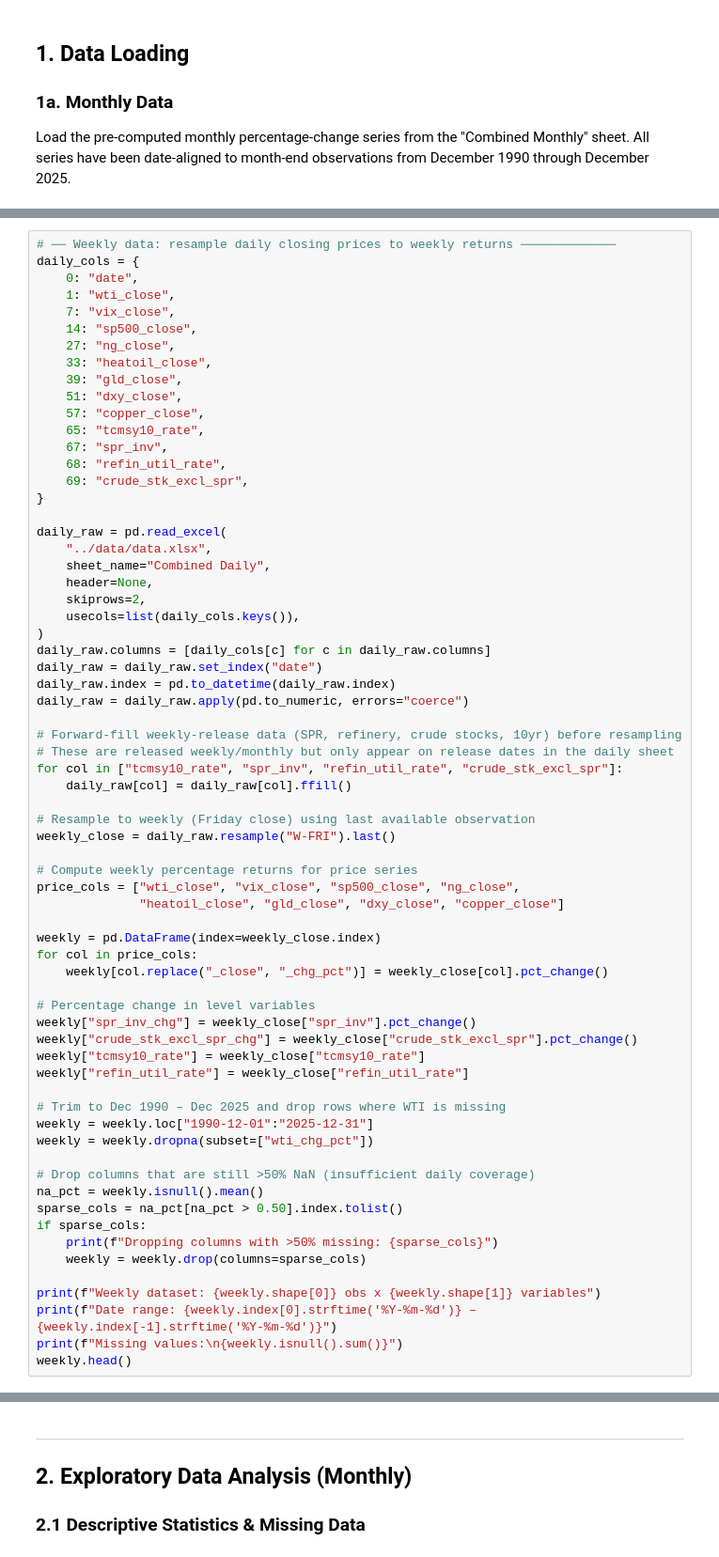
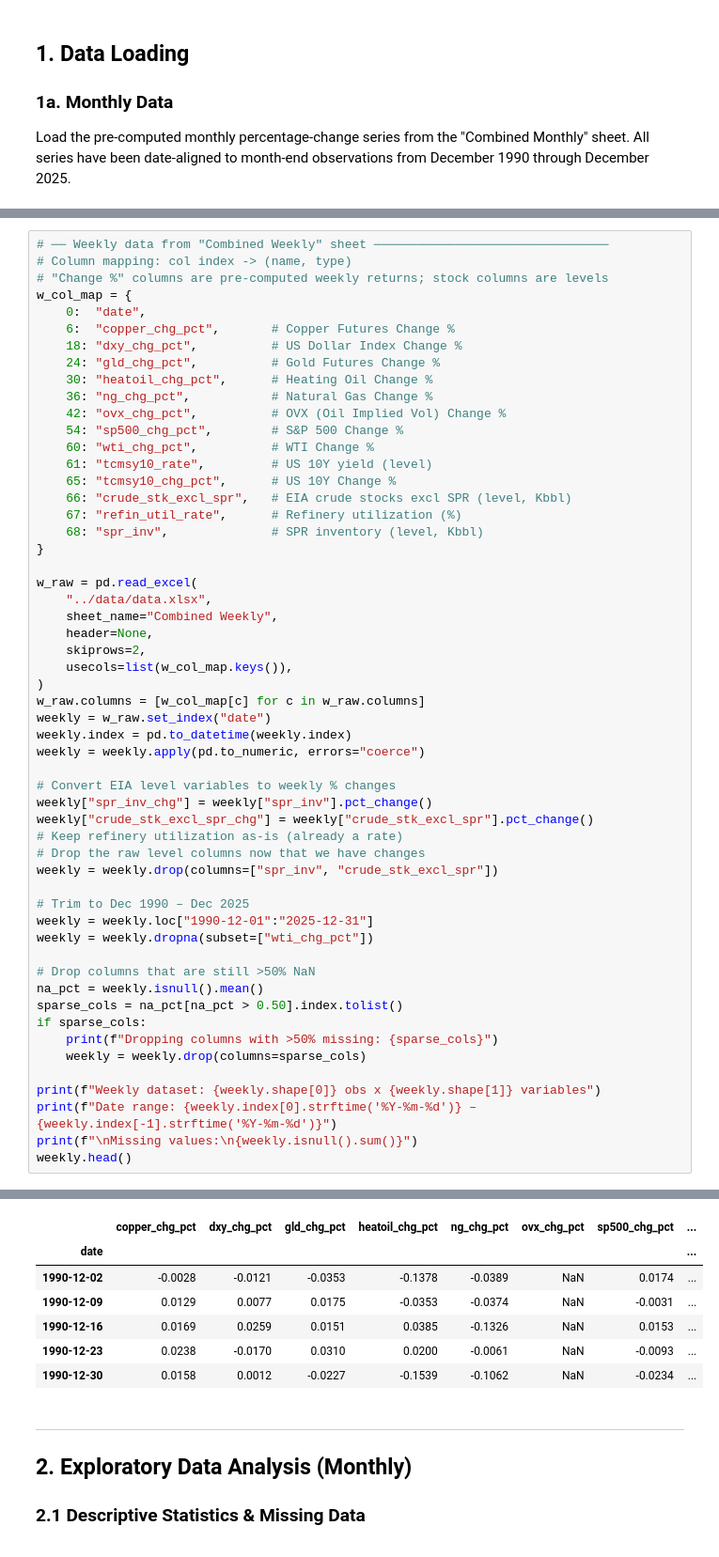
Before and after one commit to ryanfitzbc/fluffy-zebra, a Jupyter notebook: src/analysis.ipynb, the cells around one changed output, grey strips where cells are left out. Shown at 94% size. Cells and saved outputs as stored; diff of their text form.

```diff
--- a/src/analysis.ipynb
+++ b/src/analysis.ipynb
@@ -89,60 +109,48 @@ The "Combined Weekly" sheet is empty, so we construct weekly series by resamplin
 # %%
-# ── Weekly data: resample daily closing prices to weekly returns ─────────────
-daily_cols = {
-    0: "date",
-    1: "wti_close",
-    7: "vix_close",
-    14: "sp500_close",
-    27: "ng_close",
-    33: "heatoil_close",
-    39: "gld_close",
-    51: "dxy_close",
-    57: "copper_close",
-    65: "tcmsy10_rate",
-    67: "spr_inv",
-    68: "refin_util_rate",
-    69: "crude_stk_excl_spr",
+# ── Weekly data from "Combined Weekly" sheet ────────────────────────────────
+# Column mapping: col index -> (name, type)
+# "Change %" columns are pre-computed weekly returns; stock columns are levels
+w_col_map = {
+    0:  "date",
+    6:  "copper_chg_pct",       # Copper Futures Change %
+    18: "dxy_chg_pct",          # US Dollar Index Change %
+    24: "gld_chg_pct",          # Gold Futures Change %
+    30: "heatoil_chg_pct",      # Heating Oil Change %
+    36: "ng_chg_pct",           # Natural Gas Change %
+    42: "ovx_chg_pct",          # OVX (Oil Implied Vol) Change %
+    54: "sp500_chg_pct",        # S&P 500 Change %
+    60: "wti_chg_pct",          # WTI Change %
+    61: "tcmsy10_rate",         # US 10Y yield (level)
+    65: "tcmsy10_chg_pct",      # US 10Y Change %
+    66: "crude_stk_excl_spr",   # EIA crude stocks excl SPR (level, Kbbl)
+    67: "refin_util_rate",      # Refinery utilization (%)
+    68: "spr_inv",              # SPR inventory (level, Kbbl)
 }
 
-daily_raw = pd.read_excel(
+w_raw = pd.read_excel(
     "../data/data.xlsx",
-    sheet_name="Combined Daily",
+    sheet_name="Combined Weekly",
     header=None,
     skiprows=2,
-    usecols=list(daily_cols.keys()),
+    usecols=list(w_col_map.keys()),
 )
-daily_raw.columns = [daily_cols[c] for c in daily_raw.columns]
-daily_raw = daily_raw.set_index("date")
-daily_raw.index = pd.to_datetime(daily_raw.index)
-daily_raw = daily_raw.apply(pd.to_numeric, errors="coerce")
+w_raw.columns = [w_col_map[c] for c in w_raw.columns]
+weekly = w_raw.set_index("date")
+weekly.index = pd.to_datetime(weekly.index)
+weekly = weekly.apply(pd.to_numeric, errors="coerce")
 
-# Forward-fill weekly-release data (SPR, refinery, crude stocks, 10yr) before resampling
-# These are released weekly/monthly but only appear on release dates in the daily sheet
-for col in ["tcmsy10_rate", "spr_inv", "refin_util_rate", "crude_stk_excl_spr"]:
-    daily_raw[col] = daily_raw[col].ffill()
+# Convert EIA level variables to weekly % changes
+weekly["spr_inv_chg"] = weekly["spr_inv"].pct_change()
+weekly["crude_stk_excl_spr_chg"] = weekly["crude_stk_excl_spr"].pct_change()
+# Keep refinery utilization as-is (already a rate)
+# Drop the raw level columns now that we have changes
+weekly = weekly.drop(columns=["spr_inv", "crude_stk_excl_spr"])
 
-# Resample to weekly (Friday close) using last available observation
-weekly_close = daily_raw.resample("W-FRI").last()
-
-# Compute weekly percentage returns for price series
-price_cols = ["wti_close", "vix_close", "sp500_close", "ng_close",
-              "heatoil_close", "gld_close", "dxy_close", "copper_close"]
-
-weekly = pd.DataFrame(index=weekly_close.index)
-for col in price_cols:
-    weekly[col.replace("_close", "_chg_pct")] = weekly_close[col].pct_change()
-
-# Percentage change in level variables
-weekly["spr_inv_chg"] = weekly_close["spr_inv"].pct_change()
-weekly["crude_stk_excl_spr_chg"] = weekly_close["crude_stk_excl_spr"].pct_change()
-weekly["tcmsy10_rate"] = weekly_close["tcmsy10_rate"]
-weekly["refin_util_rate"] = weekly_close["refin_util_rate"]
-
-# Trim to Dec 1990 – Dec 2025 and drop rows where WTI is missing
+# Trim to Dec 1990 – Dec 2025
 weekly = weekly.loc["1990-12-01":"2025-12-31"]
 weekly = weekly.dropna(subset=["wti_chg_pct"])
 
-# Drop columns that are still >50% NaN (insufficient daily coverage)
+# Drop columns that are still >50% NaN
 na_pct = weekly.isnull().mean()
 sparse_cols = na_pct[na_pct > 0.50].index.tolist()
 if sparse_cols:
@@ -151,5 +159,6 @@ if sparse_cols:
 
 print(f"Weekly dataset: {weekly.shape[0]} obs x {weekly.shape[1]} variables")
 print(f"Date range: {weekly.index[0].strftime('%Y-%m-%d')} – {weekly.index[-1].strftime('%Y-%m-%d')}")
-print(f"Missing values:\n{weekly.isnull().sum()}")
+print(f"\nMissing values:\n{weekly.isnull().sum()}")
 weekly.head()
+# %% [output]
@@ -156,3 +183,10 @@ weekly.head()
+|  | copper_chg_pct | dxy_chg_pct | gld_chg_pct | heatoil_chg_pct | ng_chg_pct | ovx_chg_pct | sp500_chg_pct | ... |
+| date |  |  |  |  |  |  |  | ... |
+| 1990-12-02 | -0.0028 | -0.0121 | -0.0353 | -0.1378 | -0.0389 | NaN | 0.0174 | ... |
+| 1990-12-09 | 0.0129 | 0.0077 | 0.0175 | -0.0353 | -0.0374 | NaN | -0.0031 | ... |
+| 1990-12-16 | 0.0169 | 0.0259 | 0.0151 | 0.0385 | -0.1326 | NaN | 0.0153 | ... |
+| 1990-12-23 | 0.0238 | -0.0170 | 0.0310 | 0.0200 | -0.0061 | NaN | -0.0093 | ... |
+| 1990-12-30 | 0.0158 | 0.0012 | -0.0227 | -0.1539 | -0.1062 | NaN | -0.0234 | ... |
 # %% [markdown]
 ---
 ## 2. Exploratory Data Analysis (Monthly)
```
Also changed, not shown: parts of 31 cells of this notebook, 3 other files.
